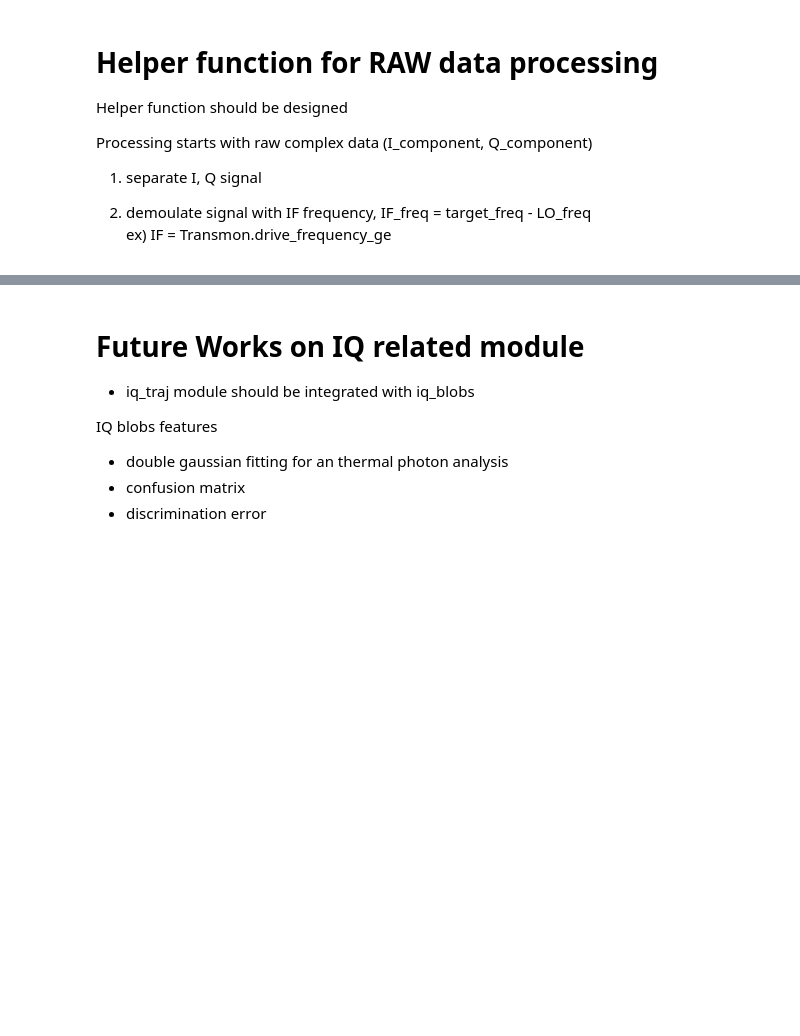
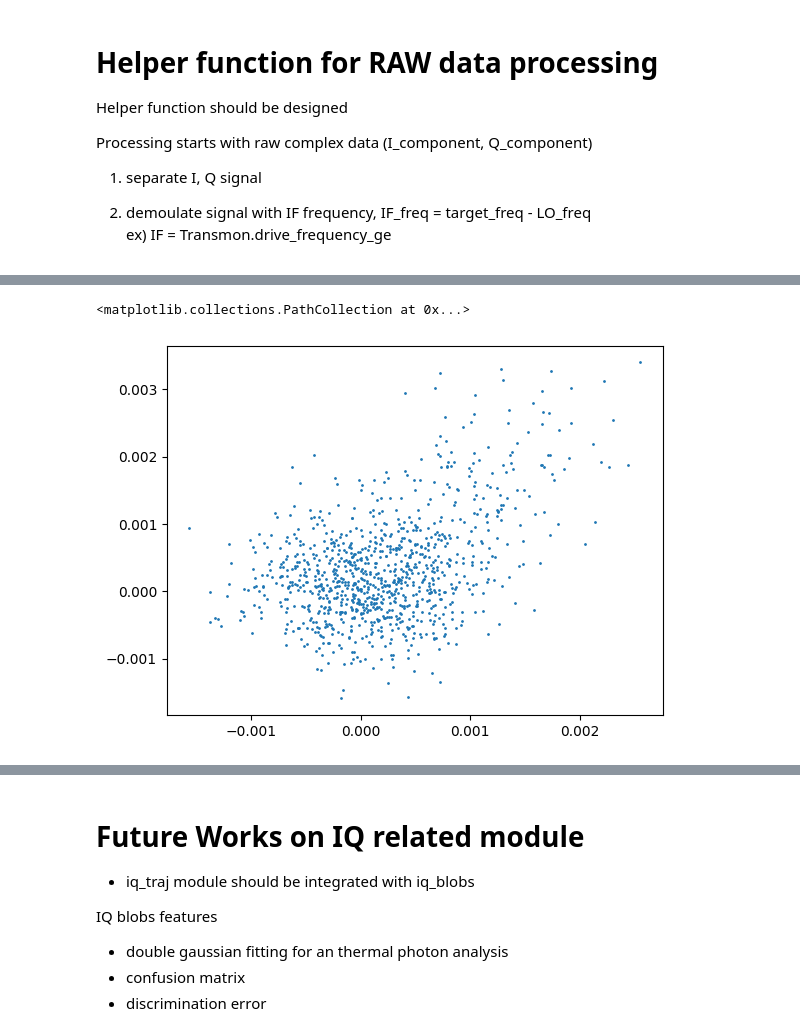
Before and after one commit to yalgaeahn/qubit-experiment, a Jupyter notebook: examples/iq_traj_test.ipynb, the cells around one changed output, grey strips where cells are left out. Drawn from its saved outputs; the diff is of its cells as text; code cells hidden in the pictures; blank space fills up the shorter version.

```diff
--- a/examples/iq_traj_test.ipynb
+++ b/examples/iq_traj_test.ipynb
@@ -266,0 +293,5 @@ plt.plot(X_g,P_g)
+# %%
+plt.scatter(X_g[:1000], P_g[:1000], s=1)
+# %% [output]
+<matplotlib.collections.PathCollection at 0x...>
+[figure, added]
```
Also changed, not shown: parts of 12 cells of this notebook, 11 other files.
